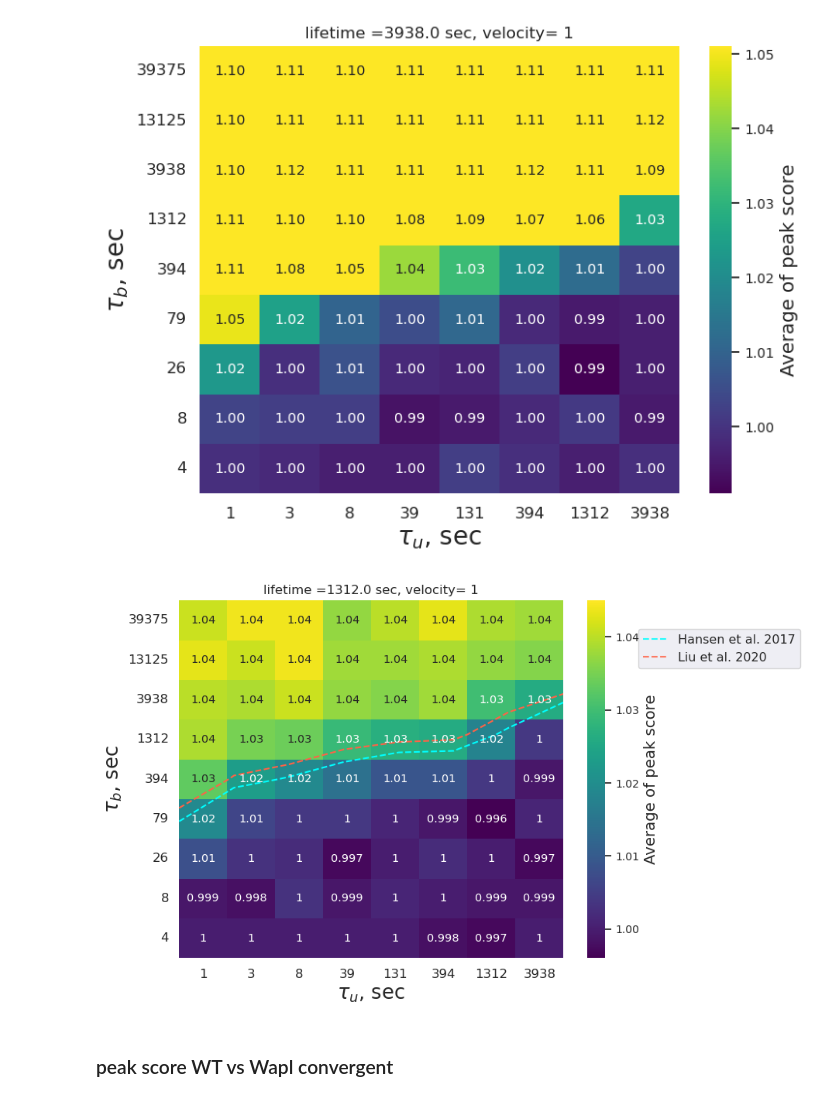
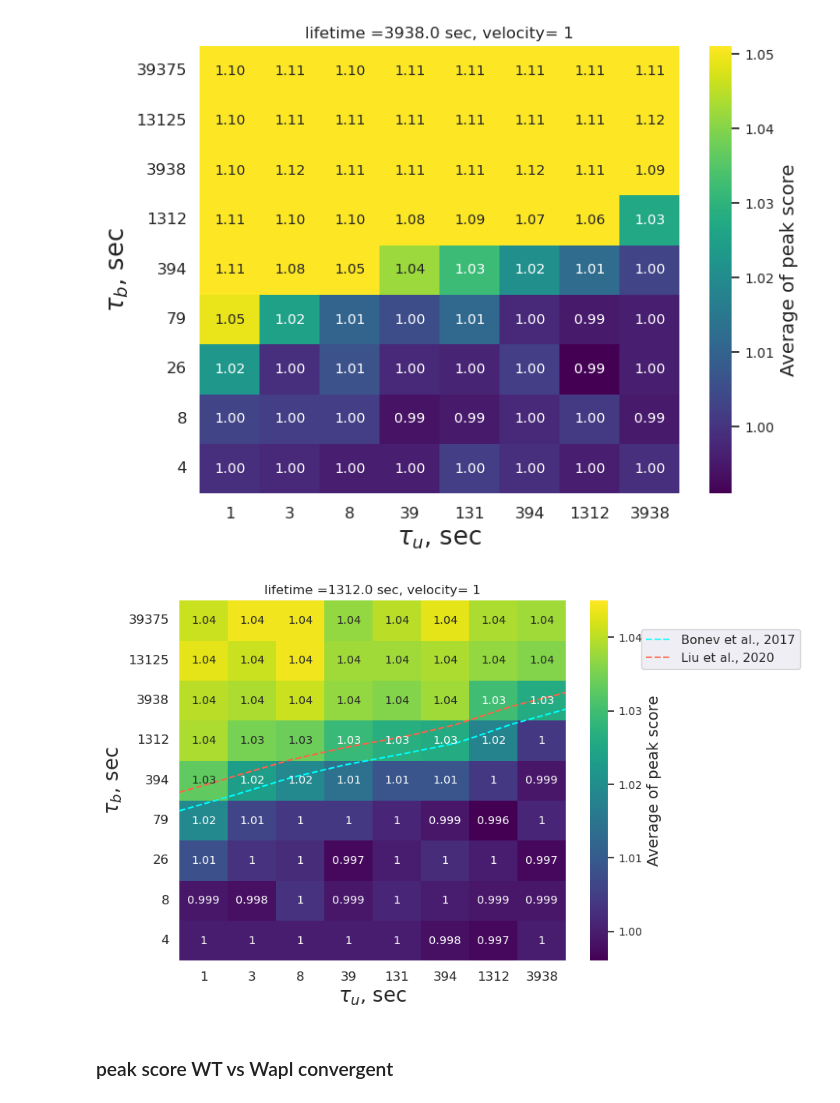
Before and after one commit to Fudenberg-Research-Group/dynamic_extrusion_boundaries, a Jupyter notebook: analysis/peak_score_simulations.ipynb, the cells around one changed output. Drawn from its saved outputs; the diff is of its cells as text; code cells hidden in the pictures.

```diff
--- a/analysis/peak_score_simulations.ipynb
+++ b/analysis/peak_score_simulations.ipynb
@@ -33,3 +34,10 @@ def smooth(x, sigma = 1.5):
+# %%
+exp_scores = pd.read_csv('../output/scores/experiments/experimental_data_table.csv')
+
+# experimental values
+Bonev_val_wt = exp_scores.query('measurement=="Dot" and paper=="Bonev_2017" and condition=="WT"')['value']
+Liu_val_wt = exp_scores.query('measurement=="Dot" and paper=="Liu_2020" and condition=="WT"')['value']
+Liu_val_wapl = exp_scores.query('measurement=="Dot" and paper=="Liu_2020" and condition=="Wapl_6h"')['value']
 # %% [markdown]
 ### all orientation
 # %%
@@ -231,6 +239,7 @@ lifetime = file['life']
 velocity = file['velocity']
 clife = file['clife']
 cof = file['cof']
+file['occupancy']=(file['clife']/(file['clife']+file['cof'])).round(2)
 occupancy = file['occupancy']
 
 
@@ -239,4 +248,3 @@ unique_vel = np.unique(velocity)
 unique_clife = np.unique(clife)
 unique_cof = np.unique(cof)
 unique_occup = np.unique(occupancy)
-file
@@ -281,9 +275,6 @@ for life in list_life:
         cbar.ax.tick_params(labelsize=11.75)
         cbar.set_label('Peak score', fontsize=15)
 
-        # Add equipotential lines for loop size = 700
-        smooth_scale = 1
-        z = ndimage.zoom(heatmap_data.to_numpy(), smooth_scale)
 
         # Format tick labels
         im.set_xticklabels([int(float(t.get_text())) if float(t.get_text()).is_integer() else t.get_text() for t in im.get_xticklabels()])
@@ -420,19 +363,13 @@ unique_cof = np.unique(cof)
 # %%
 unique_life, unique_vel = [500, 1500],[1]
 
-from scipy import ndimage
-
 for life in list(unique_life):
     for vel in list(unique_vel):
-        new_file = file[(lifetime == life)&(velocity == vel) ][['clife','cof','peak_ave']]
+        new_file = file.query('life == @life and velocity == @vel')[['clife','cof','peak_ave']]
         new_file = new_file[new_file['cof']>0.15]
         new_file['clife']= np.round(convertor* new_file['clife'])
         new_file['cof']= np.round(convertor*new_file['cof'])
         heatmap_data = new_file.pivot('clife', 'cof', 'peak_ave')
-
-
-        smooth_scale = 1
-        z = ndimage.zoom(heatmap_data.to_numpy(), smooth_scale)
 
         # Create the heatmap using seaborn
         plt.figure(figsize=(8, 6))
@@ -462,58 +399,41 @@ unique_life, unique_vel = [500],[1]
 
 for life in list(unique_life):
     for vel in list(unique_vel):
-        new_file = file[(lifetime == life)&(velocity == vel) ][['clife','cof','peak_ave']]
+        new_file = file.query('life == @life and velocity == @vel')[['clife','cof','peak_ave']]
         new_file = new_file[new_file['cof']>0.15]
         new_file['clife']= np.round(convertor* new_file['clife'])
         new_file['cof']= np.round(convertor*new_file['cof'])
         heatmap_data = new_file.pivot('clife', 'cof', 'peak_ave')
-
-
-        smooth_scale = 1
-        z = ndimage.zoom(heatmap_data.to_numpy(), smooth_scale)
 
         # Create the heatmap using seaborn
         plt.figure(figsize=(8, 6))
         im = sns.heatmap(heatmap_data, annot=True, cmap='viridis', vmax = 1.045,fmt='.3g',cbar_kws={'label': 'Average of peak score'} )
         sns.set(font_scale=0.871)
         # Customize labels and title
         cbar = im.collections[0].colorbar
         cbar.ax.tick_params(labelsize=10)
         cbar.set_label('Average of peak score', fontsize=14.15)
 
 
-
-        # Add equipotential lines for loop size = 700
-        cntr1 = im.contour(np.linspace(0, 8, 8*smooth_scale),
-                           np.linspace(0, 9, 9*smooth_scale),
-                           heatmap_data.to_numpy(), levels=[1.0198], colors='cyan', linestyles='dashed', alpha=1)
-        cntr3 = im.contour(np.linspace(0, 8, 8*smooth_scale),
-                           np.linspace(0, 9, 9*smooth_scale),
-                           heatmap_data.to_numpy(), levels=[1.024], colors='tomato', linestyles='dashed', alpha=1)
-
-        Hansen_line, = plt.plot([], [], color='cyan', linestyle='dashed', alpha=0.83, label='Hansen et al. 2017')
-        Liu_line, = plt.plot([], [], color='tomato', linestyle='dashed', alpha=0.83, label='Liu et al. 2020')
-
-        x_cntr1 = np.linspace(0, 8, 8*smooth_scale)
-        y_cntr1 = np.interp(x_cntr1, cntr1.collections[0].get_paths()[0].vertices[:,0],
-                            cntr1.collections[0].get_paths()[0].vertices[:,1])
-
-
+        Bonev = utvis.make_equipotential_lines(heatmap_data,Bonev_val_wt, label = 'Bonev et al., 2017',
+                                             num_line_x = 8, num_line_y = 9, color='cyan', linestyles='dashed')
+        Liu = utvis.make_equipotential_lines(heatmap_data,Liu_val_wt,label='Liu et al., 2020',
+                                             num_line_x = 8, num_line_y = 9, color='tomato', linestyles='dashed')
 
         im.set_xticklabels(['{:.1f}'.format(float(t.get_text())) for t in im.get_xticklabels()])
         plt.xlabel(r'$\tau_u$, sec', fontsize = 18.5)
         plt.ylabel(r'$\tau_b$, sec', fontsize =18.5)
         plt.title('lifetime =%s sec, velocity= %s'%(np.round(life*convertor), vel),fontsize = 11.95)
         im.set_xticklabels([int(float(t.get_text())) if float(t.get_text()).is_integer() else t.get_text() for t in im.get_xticklabels()])
         im.set_yticklabels([int(float(t.get_text())) if float(t.get_text()).is_integer() else t.get_text() for t in im.get_yticklabels()])
         plt.xticks(fontsize=11.95)
         plt.yticks(fontsize=11.95)
         plt.gca().invert_yaxis()
-        plt.legend(handles=[Hansen_line, Liu_line], loc=(1.195,0.81), fontsize =11.5)
+        plt.legend(handles=[Bonev, Liu], loc=(1.195,0.81), fontsize =11.5)
         plt.savefig('../output/figures/peak_ave_for_%s_%s_coolres10.pdf'%(life, vel), transparent = True, bbox_inches = 'tight')
         plt.show()
 # %% [output]
-[figure, old version]
+[figure, new version]
 # %% [markdown]
 ### peak score WT vs Wapl convergent
 # %%
```
Also changed, not shown: parts of 13 cells of this notebook.
